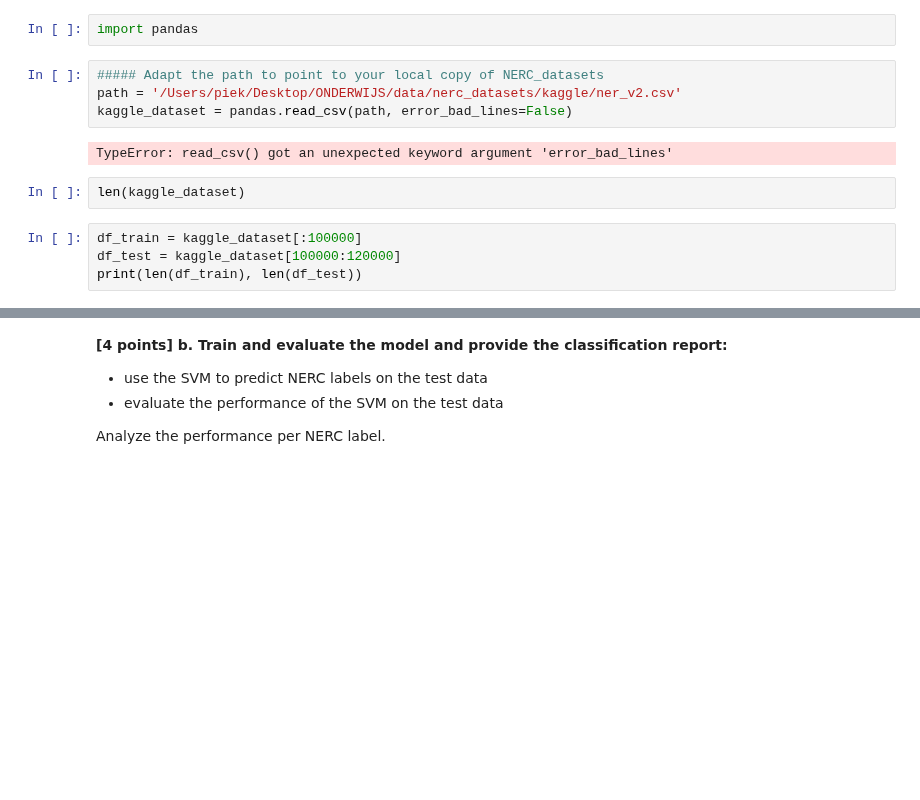
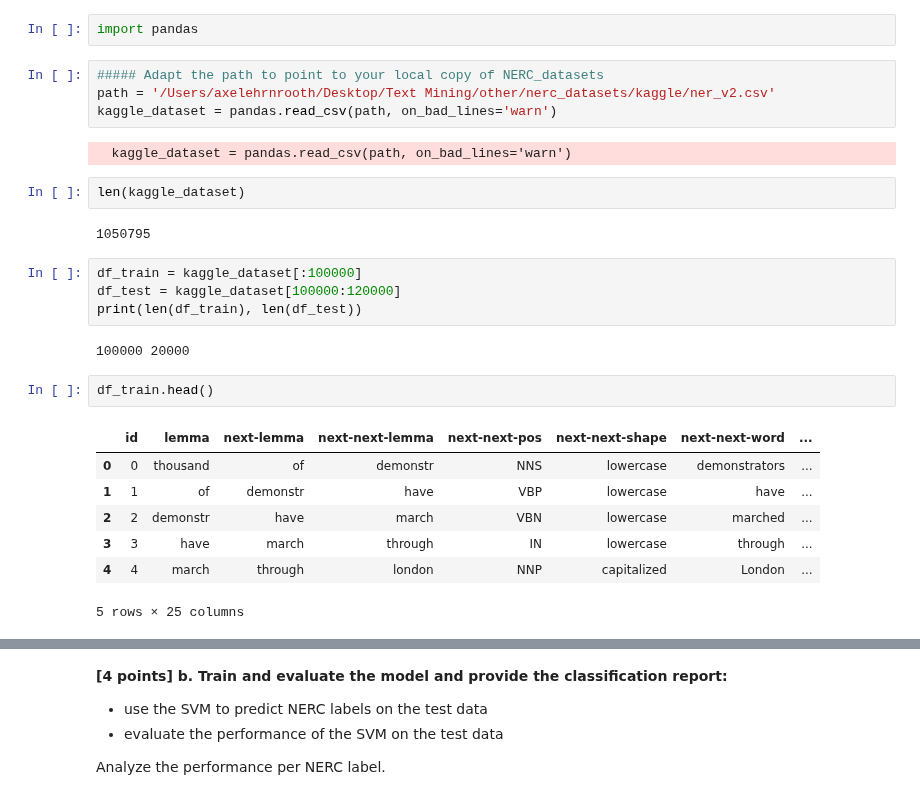
Before and after one commit to yari-iray/ba-text-mining-group19, a Jupyter notebook: lab_sessions/lab4/Lab4-Assignment-nerc.ipynb, the cells around one changed output, grey strips where cells are left out. Saved outputs shown, nothing was run; the diff lists cells and outputs as text; blank space fills up the shorter version.

```diff
--- a/lab_sessions/lab4/Lab4-Assignment-nerc.ipynb
+++ b/lab_sessions/lab4/Lab4-Assignment-nerc.ipynb
@@ -333,13 +346,27 @@ Please note that this is the same setup as in the previous exercise:
 import pandas
 # %%
 ##### Adapt the path to point to your local copy of NERC_datasets
-path = '/Users/piek/Desktop/ONDERWIJS/data/nerc_datasets/kaggle/ner_v2.csv'
-kaggle_dataset = pandas.read_csv(path, error_bad_lines=False)
+path = '/Users/axelehrnrooth/Desktop/Text Mining/other/nerc_datasets/kaggle/ner_v2.csv'
+kaggle_dataset = pandas.read_csv(path, on_bad_lines='warn')
 # %% [output]
-TypeError: read_csv() got an unexpected keyword argument 'error_bad_lines'
+  kaggle_dataset = pandas.read_csv(path, on_bad_lines='warn')
 # %%
 len(kaggle_dataset)
+# %% [output]
+1050795
 # %%
 df_train = kaggle_dataset[:100000]
 df_test = kaggle_dataset[100000:120000]
 print(len(df_train), len(df_test))
+# %% [output]
+100000 20000
+# %%
+df_train.head()
+# %% [output]
+|  | id | lemma | next-lemma | next-next-lemma | next-next-pos | next-next-shape | next-next-word | ... |
+| 0 | 0 | thousand | of | demonstr | NNS | lowercase | demonstrators | ... |
+| 1 | 1 | of | demonstr | have | VBP | lowercase | have | ... |
+| 2 | 2 | demonstr | have | march | VBN | lowercase | marched | ... |
+| 3 | 3 | have | march | through | IN | lowercase | through | ... |
+| 4 | 4 | march | through | london | NNP | capitalized | London | ... |
+5 rows × 25 columns
```
Also changed, not shown: parts of 6 cells of this notebook.
